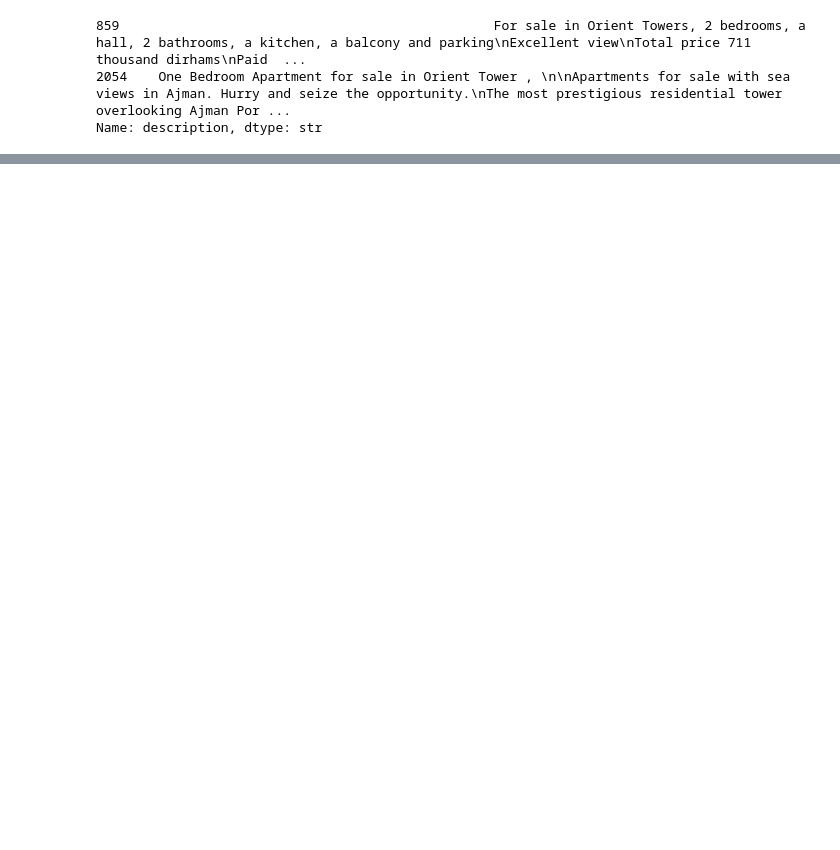
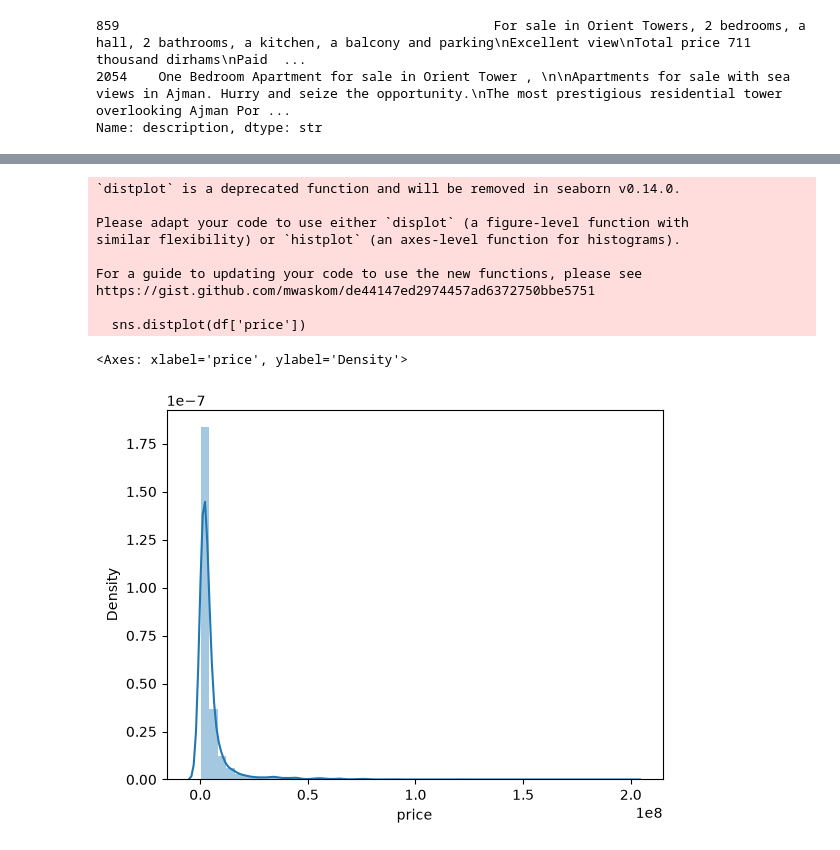
Before and after one commit to mustufah101-cmyk/Dubai-Property-Price-Estimator, a Jupyter notebook: notebook.ipynb, the cells around one changed output, grey strips where cells are left out. Saved outputs shown, nothing was run; the diff lists cells and outputs as text; code cells hidden in the pictures; blank space fills up the shorter version.

```diff
--- a/notebook.ipynb
+++ b/notebook.ipynb
@@ -875,4 +875,6 @@ raw[raw["title"].str.contains("100k Down Payment|PAY 160,000", case=False, na=Fa
 859                                                For sale in Orient Towers, 2 bedrooms, a hall, 2 bathrooms, a kitchen, a balcony and parking\nExcellent view\nTotal price 711 thousand dirhams\nPaid  ...
 2054    One Bedroom Apartment for sale in Orient Tower , \n\nApartments for sale with sea views in Ajman. Hurry and seize the opportunity.\nThe most prestigious residential tower overlooking Ajman Por ...
 Name: description, dtype: str
+# %%
+df = df [~((df["title"].str.contains("100k Down Payment|PAY 160,000", case=False)) & (df["Community"] == "Al Bustan"))].reset_index(drop = True)
 # %% [markdown]
@@ -879,0 +882,2 @@ The lowest prices per sqft are mostly in the cheaper northern emirates, as expec
+# %%
+df = df.drop(["price_per_sqft"], axis = 1 )
@@ -879,0 +893,14 @@ The lowest prices per sqft are mostly in the cheaper northern emirates, as expec
+# %%
+sns.distplot(df['price'])
+# %% [output]
+`distplot` is a deprecated function and will be removed in seaborn v0.14.0.
+
+Please adapt your code to use either `displot` (a figure-level function with
+similar flexibility) or `histplot` (an axes-level function for histograms).
+
+For a guide to updating your code to use the new functions, please see
+https://gist.github.com/mwaskom/de44147ed2974457ad6372750bbe5751
+
+  sns.distplot(df['price'])
+<Axes: xlabel='price', ylabel='Density'>
+[figure, added]
```
Also changed, not shown: parts of 71 cells of this notebook.
